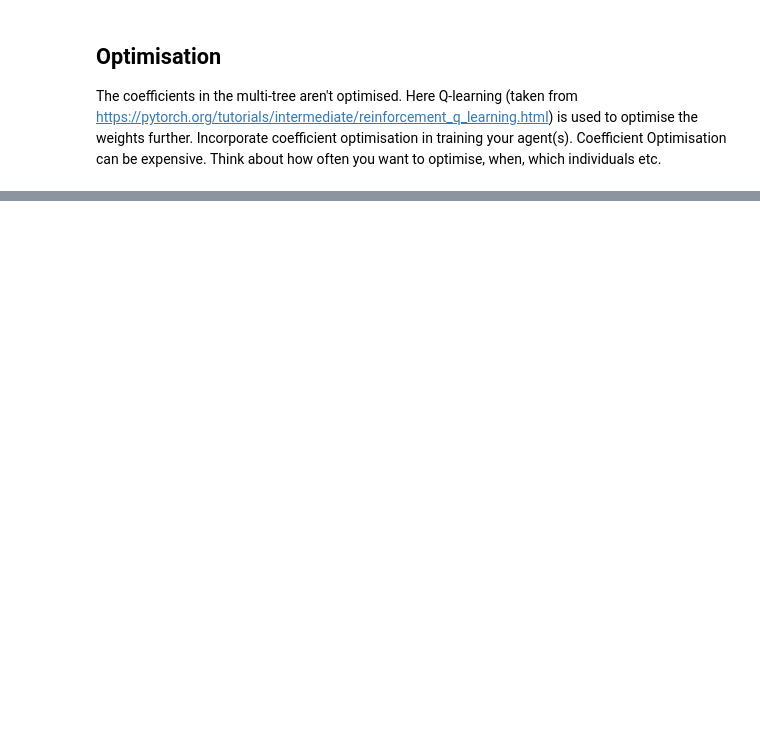
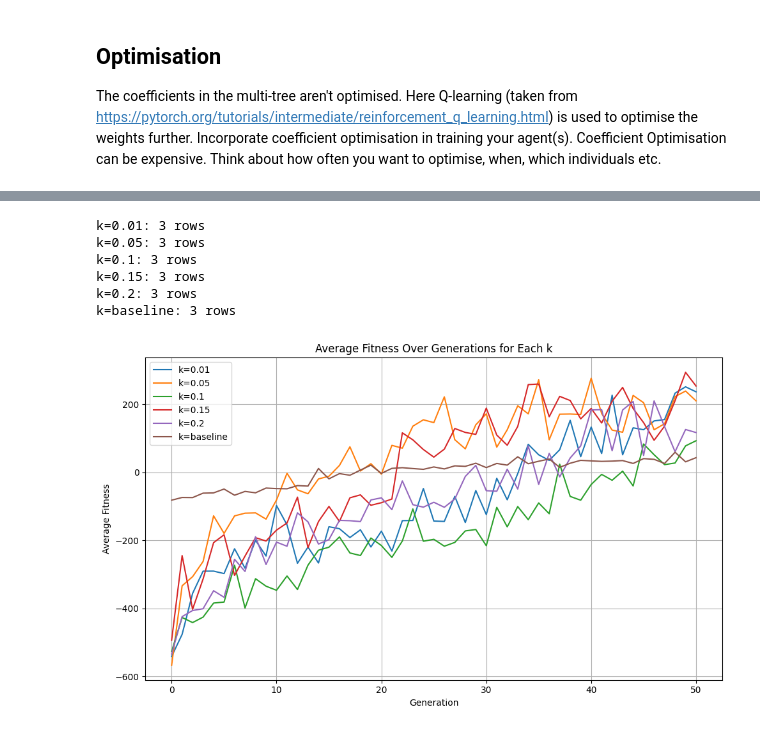
Before and after one commit to tbloemen/lunarlanding, a Jupyter notebook: solution.ipynb, the cells around one changed output, grey strips where cells are left out. Saved outputs shown, nothing was run; the diff lists cells and outputs as text; code cells hidden in the pictures; blank space fills up the shorter version.

```diff
--- a/solution.ipynb
+++ b/solution.ipynb
@@ -1046,3 +1046,64 @@ fig.update_layout(
     )
 )
 fig.show()
+# %%
+import ast
+# Load data
+df = pd.read_csv('improvement_results/experiment_results_k.csv')  # Replace with your actual path
+
+# Parse average_fitness: convert string to list of floats
+
+
+def parse_fitness(s):
+    try:
+        # Try parsing as a literal list (handles plain float lists)
+        fitness = ast.literal_eval(s)
+        if isinstance(fitness, list) and all(isinstance(v, (float, int)) for v in fitness):
+            return fitness
+    except (ValueError, SyntaxError):
+        pass
+
+    # Fallback for np.float64-style formatting
+    try:
+        parts = s.strip('[]').split('np.float64(')
+        floats = [float(p.strip('), ')) for p in parts if p]
+        return floats
+    except Exception:
+        return []
+
+df['fitness_list'] = df['best_training'].apply(parse_fitness)
+
+# Filter out malformed rows
+df = df[df['fitness_list'].apply(lambda x: len(x) == 51)]
+
+# Create a dictionary: key = k, value = list of 50-length fitness arrays
+k_values = sorted(df['k'].unique())
+# Plot
+plt.figure(figsize=(10, 6))
+
+for k in k_values:
+    subset = df[df['k'] == k]
+    print(f'k={k}: {len(subset)} rows')
+
+    fitness_arrays = np.array(subset['fitness_list'].tolist())
+    if fitness_arrays.size == 0:
+        continue  # skip empty
+
+    mean_fitness = fitness_arrays.mean(axis=0)
+    plt.plot(range(0, 51), mean_fitness, label='k=' + str(k))
+
+plt.xlabel('Generation')
+plt.ylabel('Average Fitness')
+plt.title('Average Fitness Over Generations for Each k')
+plt.legend()
+plt.grid(True)
+plt.tight_layout()
+plt.show()
+# %% [output]
+k=0.01: 3 rows
+k=0.05: 3 rows
+k=0.1: 3 rows
+k=0.15: 3 rows
+k=0.2: 3 rows
+k=baseline: 3 rows
+[figure, added]
```
Also changed, not shown: 3 other files.
